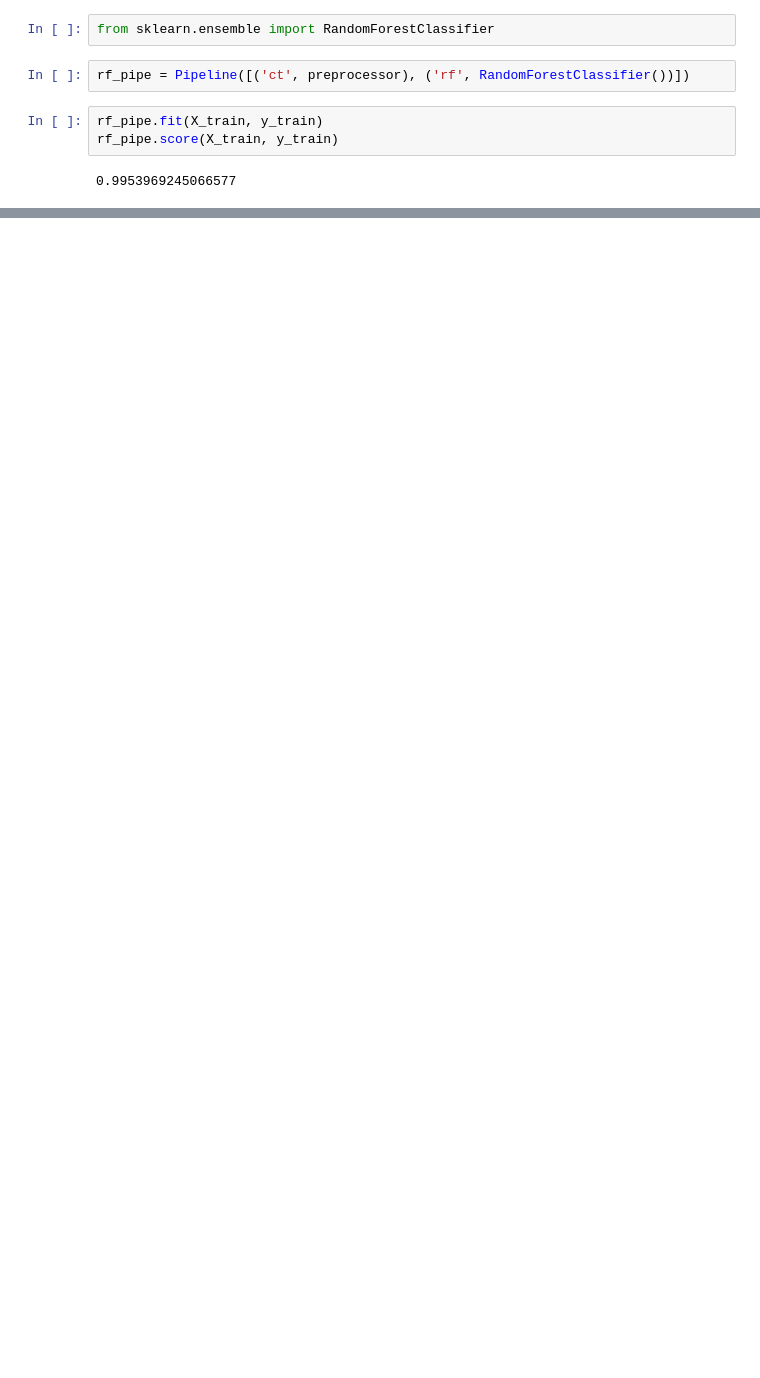
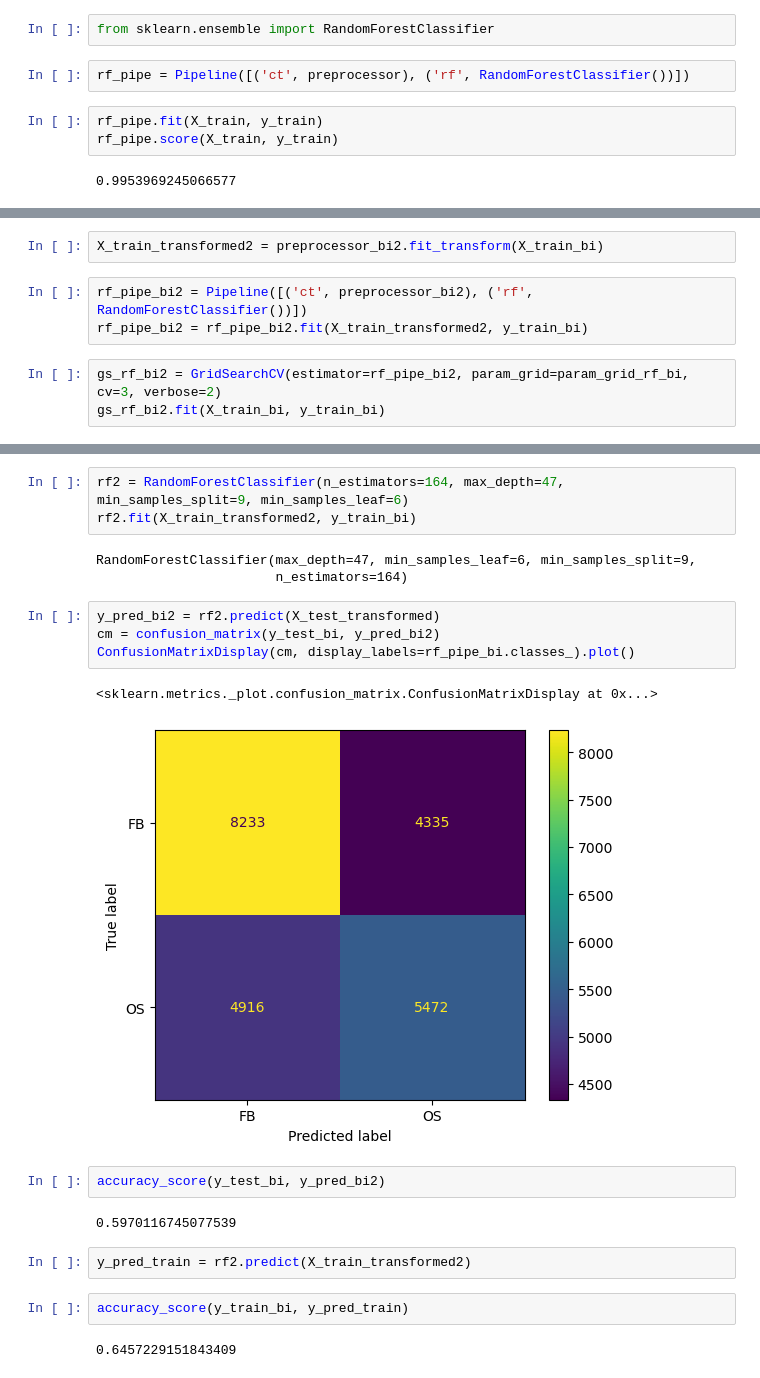
Before and after one commit to basstraining/pitch_predictor, a Jupyter notebook: notebooks/nathan_modeling.ipynb, the cells around one changed output, grey strips where cells are left out. Saved outputs shown, nothing was run; the diff lists cells and outputs as text; blank space fills up the shorter version.

```diff
--- a/notebooks/nathan_modeling.ipynb
+++ b/notebooks/nathan_modeling.ipynb
@@ -134,0 +468,8 @@ array([0.52468419, 0.52410338, 0.52646482, 0.52719088, 0.52109199])
+# %%
+X_train_transformed2 = preprocessor_bi2.fit_transform(X_train_bi)
+# %%
+rf_pipe_bi2 = Pipeline([('ct', preprocessor_bi2), ('rf', RandomForestClassifier())])
+rf_pipe_bi2 = rf_pipe_bi2.fit(X_train_transformed2, y_train_bi)
+# %%
+gs_rf_bi2 = GridSearchCV(estimator=rf_pipe_bi2, param_grid=param_grid_rf_bi, cv=3, verbose=2)
+gs_rf_bi2.fit(X_train_bi, y_train_bi)
@@ -134,0 +501,23 @@ array([0.52468419, 0.52410338, 0.52646482, 0.52719088, 0.52109199])
+# %%
+rf2 = RandomForestClassifier(n_estimators=164, max_depth=47, min_samples_split=9, min_samples_leaf=6)
+rf2.fit(X_train_transformed2, y_train_bi)
+# %% [output]
+RandomForestClassifier(max_depth=47, min_samples_leaf=6, min_samples_split=9,
+                       n_estimators=164)
+# %%
+y_pred_bi2 = rf2.predict(X_test_transformed)
+cm = confusion_matrix(y_test_bi, y_pred_bi2)
+ConfusionMatrixDisplay(cm, display_labels=rf_pipe_bi.classes_).plot()
+# %% [output]
+<sklearn.metrics._plot.confusion_matrix.ConfusionMatrixDisplay at 0x...>
+[figure, added]
+# %%
+accuracy_score(y_test_bi, y_pred_bi2)
+# %% [output]
+0.5970116745077539
+# %%
+y_pred_train = rf2.predict(X_train_transformed2)
+# %%
+accuracy_score(y_train_bi, y_pred_train)
+# %% [output]
+0.6457229151843409
```
Also changed, not shown: parts of 65 cells of this notebook.
